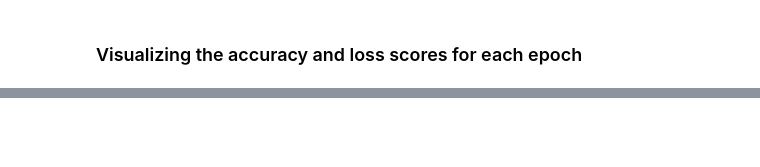
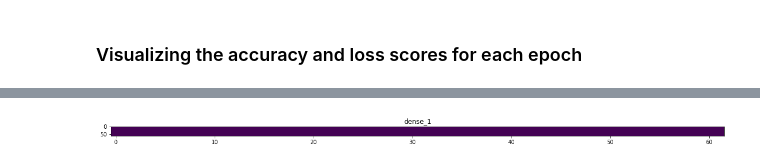
Before and after one commit to niri-sky/occular_disease_recognition, a Jupyter notebook: CNNmodeling.ipynb, the cells around one changed output, grey strips where cells are left out. Cells and saved outputs as stored; diff of their text form; code cells hidden in the pictures; blank space fills up the shorter version.

```diff
--- a/CNNmodeling.ipynb
+++ b/CNNmodeling.ipynb
@@ -104,3 +267,24 @@ plt.legend();
 # https://www.analyticsvidhya.com/blog/2020/11/tutorial-how-to-visualize-feature-maps-directly-from-cnn-layers/
 
 # if we have time it would be cool to try this
+# %%
+layer_outputs = [layer.output for layer in model.layers]
+
+feature_map_model = Model(inputs=model.input, outputs=layer_outputs)
+# %%
+feature_maps = feature_map_model.predict(X_test[0:3])
+# %%
+layer_names = [layer.name for layer in model.layers]
+# %%
+for layer_name, feature_map in zip(layer_names, feature_maps):
+    if len(feature_map.shape) == 4:
+        k = feature_map.shape[-1]
+        size=feature_map.shape[1]
+        for i in range(k):
+            feature_image = feature_map[0, :, :, i]
+            feature_image-= feature_image.mean()
+            feature_image/= feature_image.std ()
+            feature_image*=  64
+            feature_image+= 128
+            feature_image= np.clip(feature_image, 0, 255).astype('uint8')
+            #image_belt[:, i * size : (i + 1) * size] = feature_image
@@ -106,0 +301,8 @@ plt.legend();
+# %%
+scale = 20. / k
+plt.figure( figsize=(scale * k, scale) )
+plt.title ( layer_name )
+plt.grid  ( False )
+plt.imshow( feature_image, aspect='auto');
+# %% [output]
+[figure, added]
```
Also changed, not shown: parts of 29 cells of this notebook.
